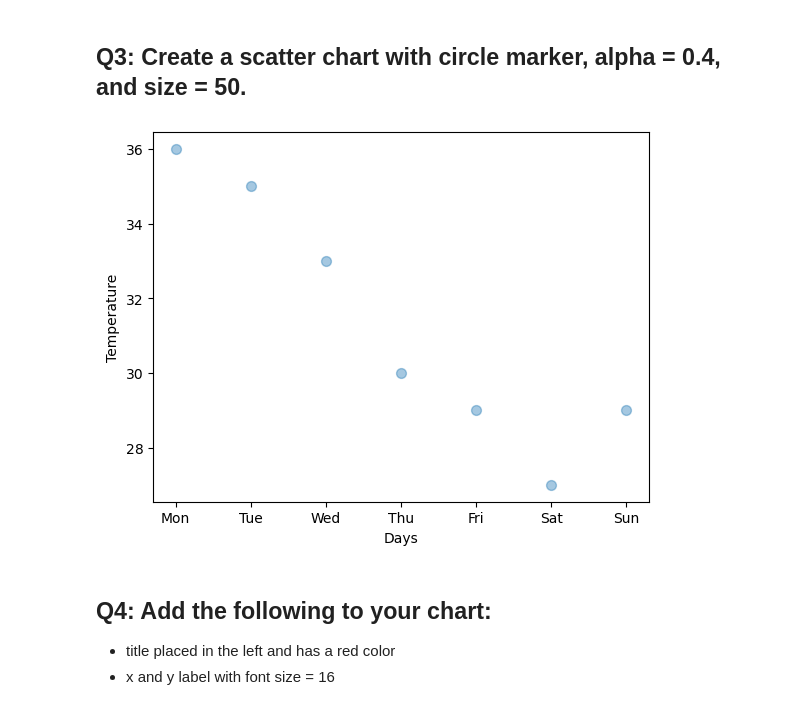
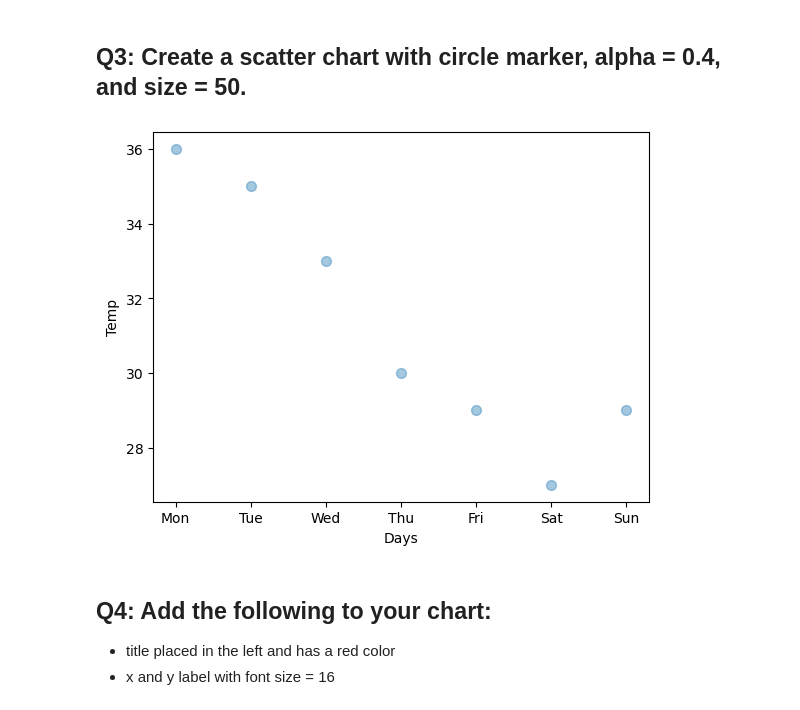
Before and after one commit to Tuwaiq-Data-Science-Bootcamp-V4/Matplotlib-Lab1, a Jupyter notebook: Matplotlib_Assignment1.ipynb, the cells around one changed output. Drawn from its saved outputs; the diff is of its cells as text; code cells hidden in the pictures.

```diff
--- a/Matplotlib_Assignment1.ipynb
+++ b/Matplotlib_Assignment1.ipynb
@@ -46,11 +46,11 @@ plt.show()
 # %%
 plt.scatter(dt["Day"],dt["Temperature"],marker = "o",alpha = 0.4,s=50)
 plt.xlabel("Days")
-plt.ylabel("Temperature")
+plt.ylabel("Temp")
 
 plt.show()
 # %% [output]
-[figure, old version]
+[figure, new version]
 # %% [markdown]
 ## Q4: Add the following to your chart:
 - title placed in the left and has a red color
```
Also changed, not shown: parts of 4 cells of this notebook.
